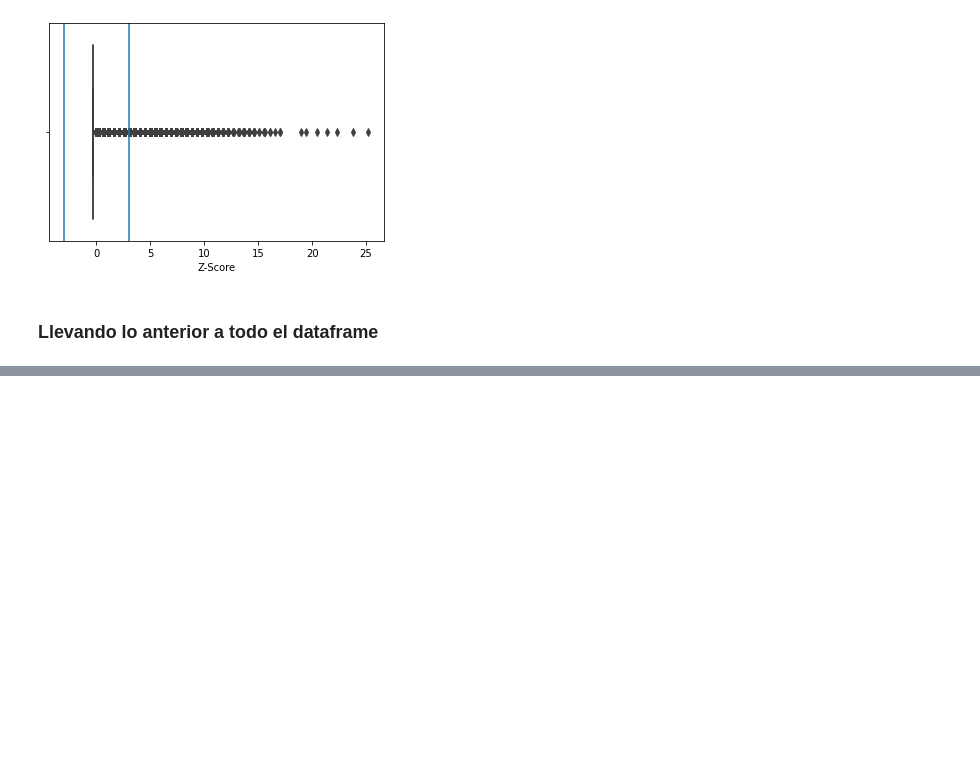
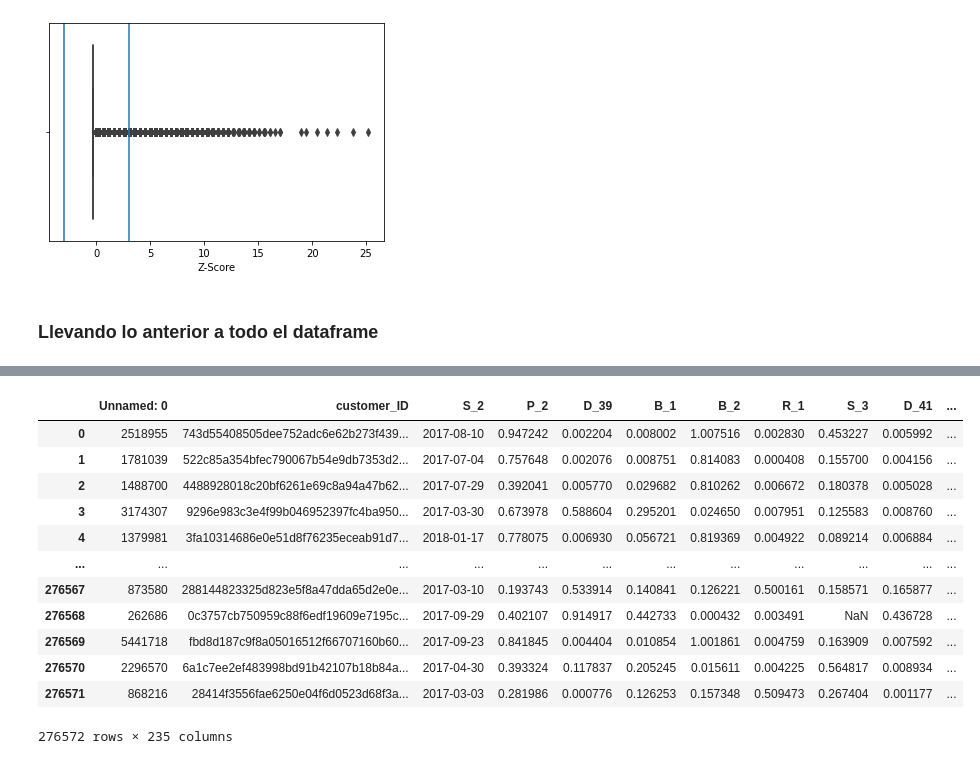
Before and after one commit to BraianV/Org-Datos-Grupo-19, a Jupyter notebook: notebooks/Analisis de datos.ipynb, the cells around one changed output, grey strips where cells are left out. Saved outputs shown, nothing was run; the diff lists cells and outputs as text; code cells hidden in the pictures; blank space fills up the shorter version.

```diff
--- a/notebooks/Analisis de datos.ipynb
+++ b/notebooks/Analisis de datos.ipynb
@@ -242,0 +370,20 @@ Fueron eliminadas:  162676 filas
+# %%
+df_sin_na_categoricas = df.drop(columnas_categoricas,axis=1)
+
+df_concat = pd.concat([df_sin_na_categoricas,ohed],axis=1)
+
+display(df_concat)
+# %% [output]
+|  | Unnamed: 0 | customer_ID | S_2 | P_2 | D_39 | B_1 | B_2 | R_1 | S_3 | D_41 | ... |
+| 0 | 2518955 | 743d55408505dee752adc6e62b273f439... | 2017-08-10 | 0.947242 | 0.002204 | 0.008002 | 1.007516 | 0.002830 | 0.453227 | 0.005992 | ... |
+| 1 | 1781039 | 522c85a354bfec790067b54e9db7353d2... | 2017-07-04 | 0.757648 | 0.002076 | 0.008751 | 0.814083 | 0.000408 | 0.155700 | 0.004156 | ... |
+| 2 | 1488700 | 4488928018c20bf6261e69c8a94a47b62... | 2017-07-29 | 0.392041 | 0.005770 | 0.029682 | 0.810262 | 0.006672 | 0.180378 | 0.005028 | ... |
+| 3 | 3174307 | 9296e983c3e4f99b046952397fc4ba950... | 2017-03-30 | 0.673978 | 0.588604 | 0.295201 | 0.024650 | 0.007951 | 0.125583 | 0.008760 | ... |
+| 4 | 1379981 | 3fa10314686e0e51d8f76235eceab91d7... | 2018-01-17 | 0.778075 | 0.006930 | 0.056721 | 0.819369 | 0.004922 | 0.089214 | 0.006884 | ... |
+| ... | ... | ... | ... | ... | ... | ... | ... | ... | ... | ... | ... |
+| 276567 | 873580 | 288144823325d823e5f8a47dda65d2e0e... | 2017-03-10 | 0.193743 | 0.533914 | 0.140841 | 0.126221 | 0.500161 | 0.158571 | 0.165877 | ... |
+| 276568 | 262686 | 0c3757cb750959c88f6edf19609e7195c... | 2017-09-29 | 0.402107 | 0.914917 | 0.442733 | 0.000432 | 0.003491 | NaN | 0.436728 | ... |
+| 276569 | 5441718 | fbd8d187c9f8a05016512f66707160b60... | 2017-09-23 | 0.841845 | 0.004404 | 0.010854 | 1.001861 | 0.004759 | 0.163909 | 0.007592 | ... |
+| 276570 | 2296570 | 6a1c7ee2ef483998bd91b42107b18b84a... | 2017-04-30 | 0.393324 | 0.117837 | 0.205245 | 0.015611 | 0.004225 | 0.564817 | 0.008934 | ... |
+| 276571 | 868216 | 28414f3556fae6250e04f6d0523d68f3a... | 2017-03-03 | 0.281986 | 0.000776 | 0.126253 | 0.157348 | 0.509473 | 0.267404 | 0.001177 | ... |
+276572 rows × 235 columns
```
Also changed, not shown: parts of 10 cells of this notebook.
